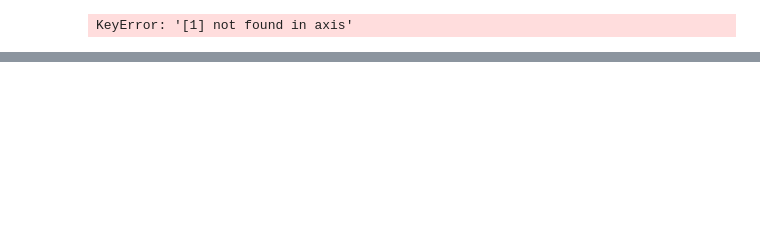
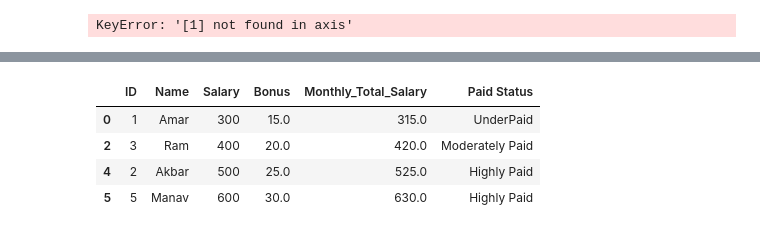
Before and after one commit to ApurvaKhismatrao/Data-Manipulation-statistics, a Jupyter notebook: Untitled5-19Nov.ipynb, the cells around one changed output, grey strips where cells are left out. Drawn from its saved outputs; the diff is of its cells as text; code cells hidden in the pictures; blank space fills up the shorter version.

```diff
--- a/Untitled5-19Nov.ipynb
+++ b/Untitled5-19Nov.ipynb
@@ -1411,0 +1394,11 @@ dup
+# %%
+dup["Paid Status"] = np.where(dup["Salary"]>=500,"Highly Paid",
+                    np.where(dup["Salary"]>=400, "Moderately Paid", "UnderPaid"))
+# %%
+dup
+# %% [output]
+|  | ID | Name | Salary | Bonus | Monthly_Total_Salary | Paid Status |
+| 0 | 1 | Amar | 300 | 15.0 | 315.0 | UnderPaid |
+| 2 | 3 | Ram | 400 | 20.0 | 420.0 | Moderately Paid |
+| 4 | 2 | Akbar | 500 | 25.0 | 525.0 | Highly Paid |
+| 5 | 5 | Manav | 600 | 30.0 | 630.0 | Highly Paid |
```
Also changed, not shown: parts of 12 cells of this notebook, 3 other files.
